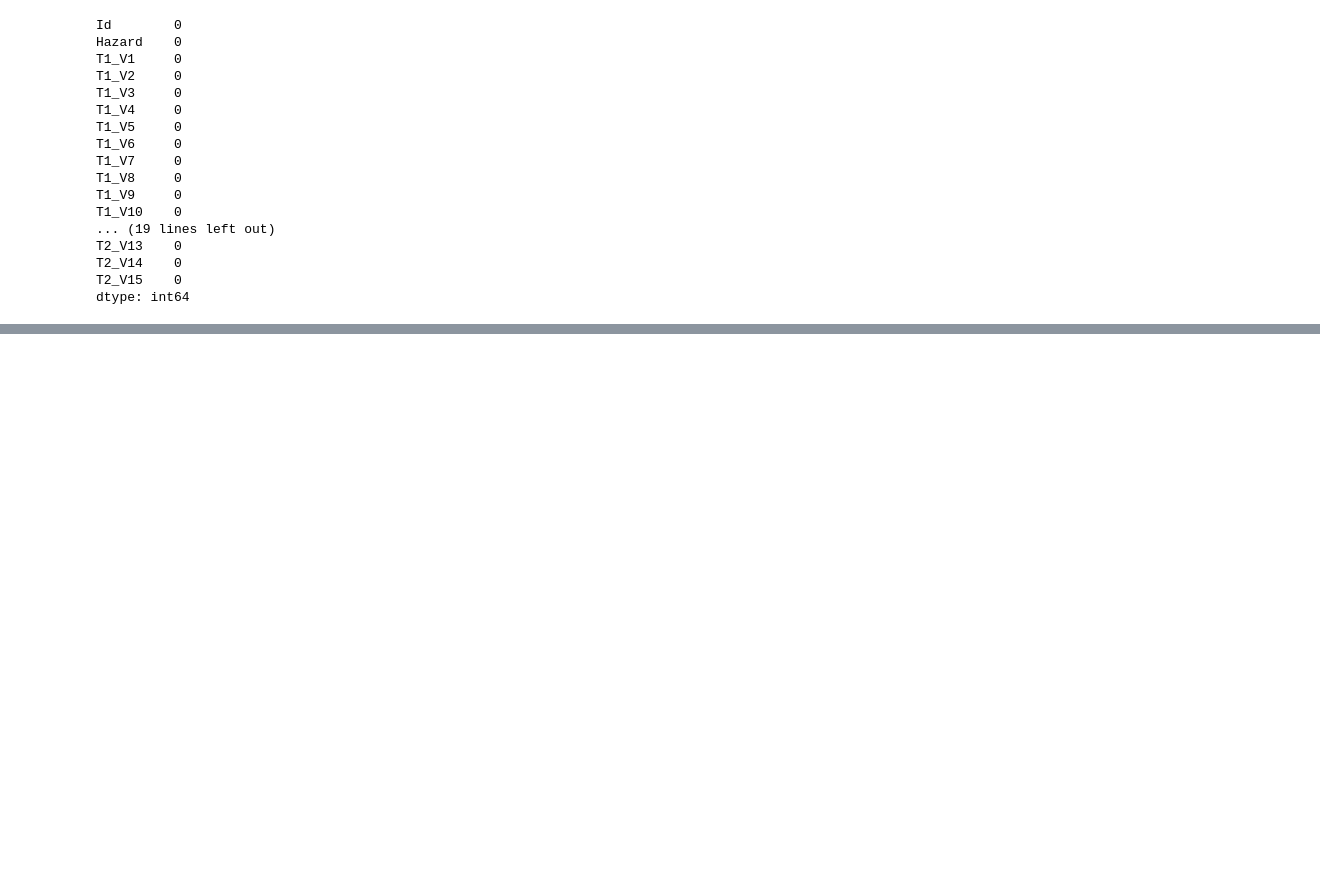
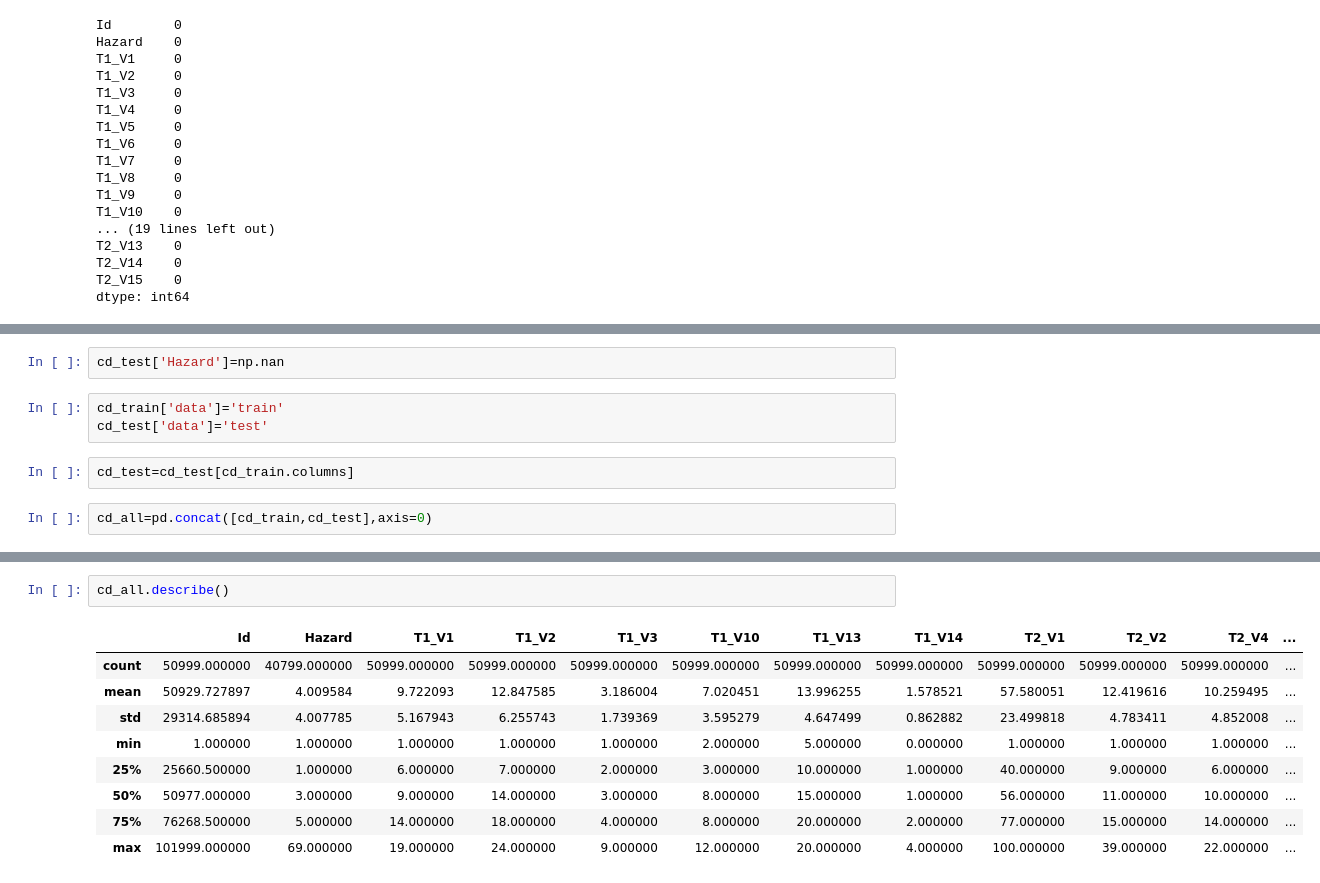
Before and after one commit to harshavardhanbatsala/Project3, a Jupyter notebook: Hazard_risk_project.ipynb, the cells around one changed output, grey strips where cells are left out. Drawn from its saved outputs; the diff is of its cells as text; blank space fills up the shorter version.

```diff
--- a/Hazard_risk_project.ipynb
+++ b/Hazard_risk_project.ipynb
@@ -104,0 +143,9 @@ dtype: int64
+# %%
+cd_test['Hazard']=np.nan
+# %%
+cd_train['data']='train'
+cd_test['data']='test'
+# %%
+cd_test=cd_test[cd_train.columns]
+# %%
+cd_all=pd.concat([cd_train,cd_test],axis=0)
@@ -104,0 +176,12 @@ dtype: int64
+# %%
+cd_all.describe()
+# %% [output]
+|  | Id | Hazard | T1_V1 | T1_V2 | T1_V3 | T1_V10 | T1_V13 | T1_V14 | T2_V1 | T2_V2 | T2_V4 | ... |
+| count | 50999.000000 | 40799.000000 | 50999.000000 | 50999.000000 | 50999.000000 | 50999.000000 | 50999.000000 | 50999.000000 | 50999.000000 | 50999.000000 | 50999.000000 | ... |
+| mean | 50929.727897 | 4.009584 | 9.722093 | 12.847585 | 3.186004 | 7.020451 | 13.996255 | 1.578521 | 57.580051 | 12.419616 | 10.259495 | ... |
+| std | 29314.685894 | 4.007785 | 5.167943 | 6.255743 | 1.739369 | 3.595279 | 4.647499 | 0.862882 | 23.499818 | 4.783411 | 4.852008 | ... |
+| min | 1.000000 | 1.000000 | 1.000000 | 1.000000 | 1.000000 | 2.000000 | 5.000000 | 0.000000 | 1.000000 | 1.000000 | 1.000000 | ... |
+| 25% | 25660.500000 | 1.000000 | 6.000000 | 7.000000 | 2.000000 | 3.000000 | 10.000000 | 1.000000 | 40.000000 | 9.000000 | 6.000000 | ... |
+| 50% | 50977.000000 | 3.000000 | 9.000000 | 14.000000 | 3.000000 | 8.000000 | 15.000000 | 1.000000 | 56.000000 | 11.000000 | 10.000000 | ... |
+| 75% | 76268.500000 | 5.000000 | 14.000000 | 18.000000 | 4.000000 | 8.000000 | 20.000000 | 2.000000 | 77.000000 | 15.000000 | 14.000000 | ... |
+| max | 101999.000000 | 69.000000 | 19.000000 | 24.000000 | 9.000000 | 12.000000 | 20.000000 | 4.000000 | 100.000000 | 39.000000 | 22.000000 | ... |
```
Also changed, not shown: parts of 13 cells of this notebook.
